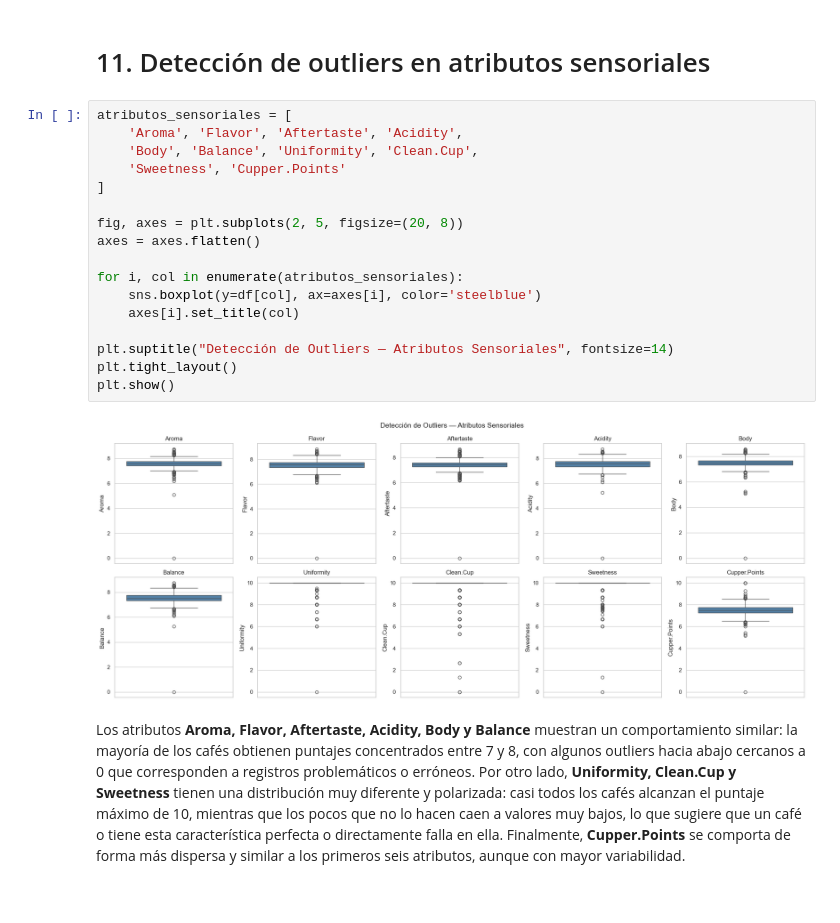
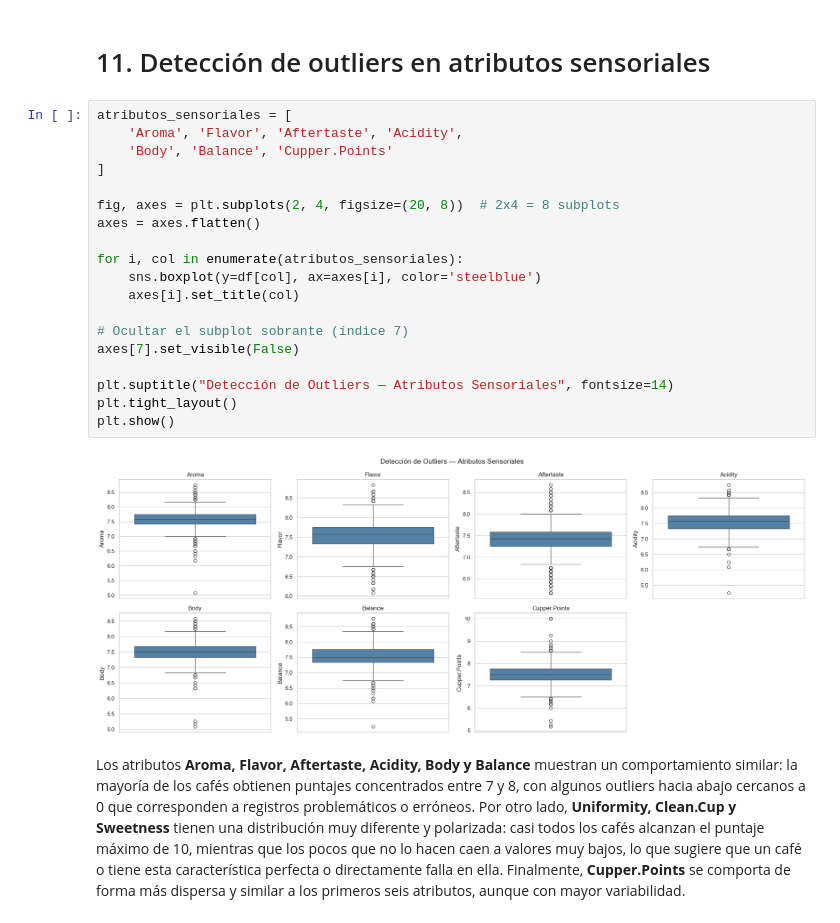
Before and after one commit to DataScienceHenryBootCampPF/DataScienceHenryBootCampPF, a Jupyter notebook: notebooks/02_EDA.ipynb, the cells around one changed output. Drawn from its saved outputs; the diff is of its cells as text.

```diff
--- a/notebooks/02_EDA.ipynb
+++ b/notebooks/02_EDA.ipynb
@@ -152,22 +152,24 @@ Desvío estándar/Std: 3.50
 # %%
 atributos_sensoriales = [
     'Aroma', 'Flavor', 'Aftertaste', 'Acidity',
-    'Body', 'Balance', 'Uniformity', 'Clean.Cup',
-    'Sweetness', 'Cupper.Points'
+    'Body', 'Balance', 'Cupper.Points'
 ]
 
-fig, axes = plt.subplots(2, 5, figsize=(20, 8))
+fig, axes = plt.subplots(2, 4, figsize=(20, 8))  # 2x4 = 8 subplots
 axes = axes.flatten()
 
 for i, col in enumerate(atributos_sensoriales):
     sns.boxplot(y=df[col], ax=axes[i], color='steelblue')
     axes[i].set_title(col)
 
+# Ocultar el subplot sobrante (índice 7)
+axes[7].set_visible(False)
+
 plt.suptitle("Detección de Outliers — Atributos Sensoriales", fontsize=14)
 plt.tight_layout()
 plt.show()
 # %% [output]
-[figure, old version]
+[figure, new version]
 # %% [markdown]
 Los atributos **Aroma, Flavor, Aftertaste, Acidity, Body y Balance** muestran un comportamiento similar: la mayoría de los cafés obtienen puntajes concentrados entre 7 y 8, con algunos outliers hacia abajo cercanos a 0 que corresponden a registros problemáticos o erróneos. Por otro lado, **Uniformity, Clean.Cup y Sweetness** tienen una distribución muy diferente y polarizada: casi todos los cafés alcanzan el puntaje máximo de 10, mientras que los pocos que no lo hacen caen a valores muy bajos, lo que sugiere que un café o tiene esta característica perfecta o directamente falla en ella. Finalmente, **Cupper.Points** se comporta de forma más dispersa y similar a los primeros seis atributos, aunque con mayor variabilidad.
 # %% [markdown]
```
Also changed, not shown: parts of 26 cells of this notebook, 3 other files.
